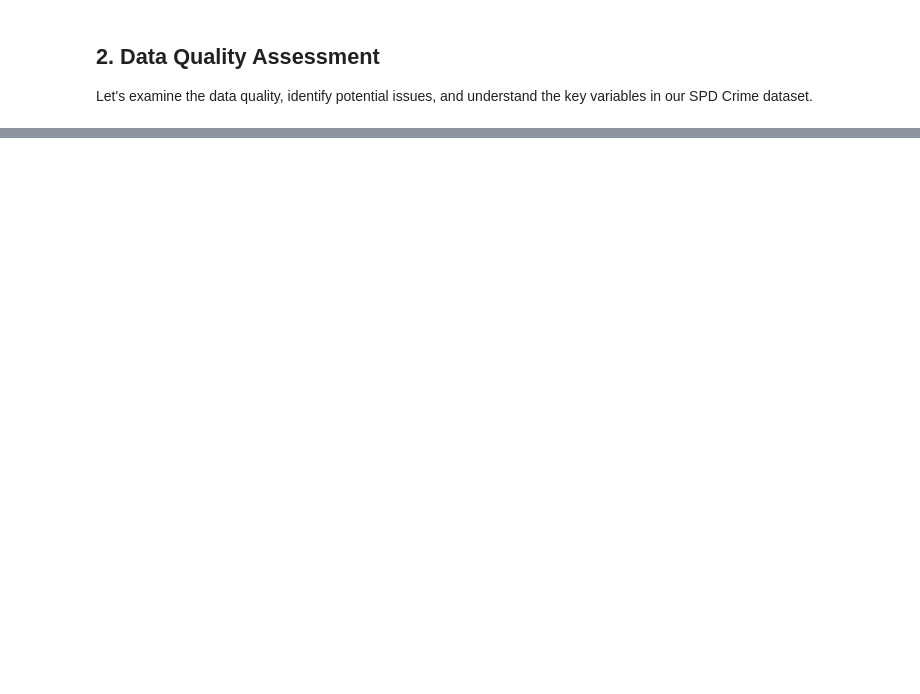
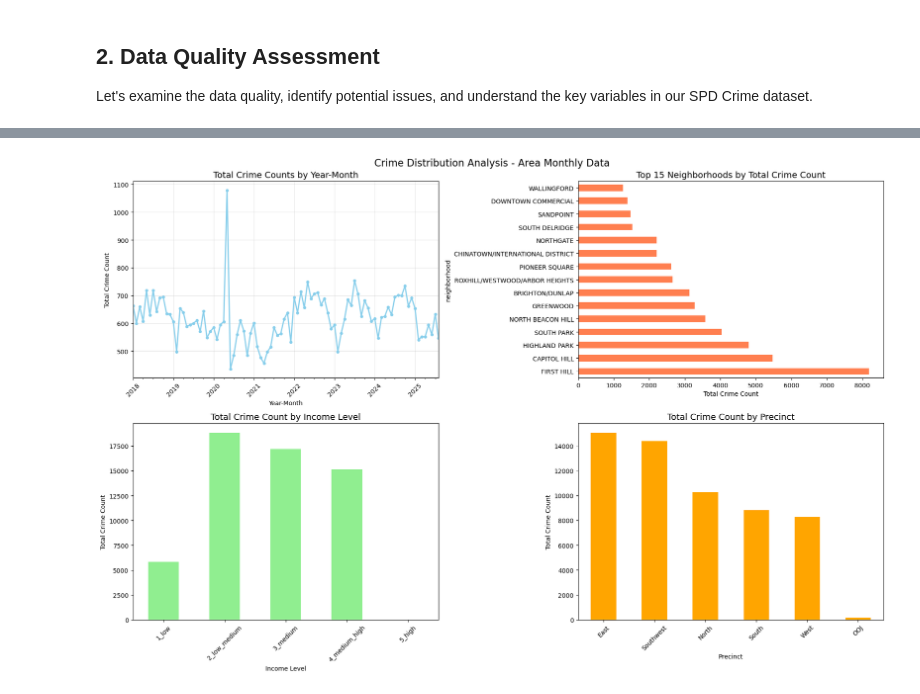
Before and after one commit to Atabow/aiml-projects, a Jupyter notebook: capstone/main.ipynb, the cells around one changed output, grey strips where cells are left out. Cells and saved outputs as stored; diff of their text form; code cells hidden in the pictures; blank space fills up the shorter version.

```diff
--- a/capstone/main.ipynb
+++ b/capstone/main.ipynb
@@ -309,0 +459,13 @@ Numerical columns (31):
+# %%
+# Drop records with missing beat or tractce information and filter by year
+print("Filtering records - Before and After counts:")
+print(f"Before filtering: {orig_df.shape[0]:,} records")
+
+# Apply all filters
+main_df = main_df[main_df["beat"].notna()]
+main_df = main_df[main_df["tractce"].notna()]
+main_df = main_df[main_df["offense_year"] >= 2018]
+
+print(f"After filtering: {main_df.shape[0]:,} records")
+print(f"Total records removed: {orig_df.shape[0] - main_df.shape[0]:,}")
+print(f"Retention rate: {(main_df.shape[0] / orig_df.shape[0] * 100):.1f}%")
@@ -425,0 +1060,44 @@ plt.show()
+# %%
+# 1. Crime Distribution Analysis
+fig, axes = plt.subplots(2, 2, figsize=(18, 12))
+fig.suptitle('Crime Distribution Analysis - Area Monthly Data', fontsize=16, y=0.98)
+
+# Crime count distribution
+ax1 = axes[0, 0]
+monthly_totals = area_monthly_crimes.groupby('offense_year_month')['crime_count'].sum().sort_index()
+monthly_totals.plot(ax=ax1, color='skyblue', linewidth=2, marker='o', markersize=4)
+ax1.set_title('Total Crime Counts by Year-Month', fontsize=14)
+ax1.set_xlabel('Year-Month')
+ax1.set_ylabel('Total Crime Count')
+ax1.grid(True, alpha=0.3)
+ax1.tick_params(axis='x', rotation=45)
+
+# Top neighborhoods by total crime
+ax2 = axes[0, 1]
+neighborhood_totals = area_monthly_crimes.groupby('neighborhood')['crime_count'].sum().sort_values(ascending=False).head(15)
+neighborhood_totals.plot(kind='barh', ax=ax2, color='coral')
+ax2.set_title('Top 15 Neighborhoods by Total Crime Count', fontsize=14)
+ax2.set_xlabel('Total Crime Count')
+
+# Crime by income level
+ax3 = axes[1, 0]
+income_totals = area_monthly_crimes.groupby('median_household_income_bin')['crime_count'].sum().sort_index()
+income_totals.plot(kind='bar', ax=ax3, color='lightgreen')
+ax3.set_title('Total Crime Count by Income Level', fontsize=14)
+ax3.set_xlabel('Income Level')
+ax3.set_ylabel('Total Crime Count')
+ax3.tick_params(axis='x', rotation=45)
+
+# Crime by precinct
+ax4 = axes[1, 1]
+precinct_totals = area_monthly_crimes.groupby('precinct')['crime_count'].sum().sort_values(ascending=False)
+precinct_totals.plot(kind='bar', ax=ax4, color='orange')
+ax4.set_title('Total Crime Count by Precinct', fontsize=14)
+ax4.set_xlabel('Precinct')
+ax4.set_ylabel('Total Crime Count')
+ax4.tick_params(axis='x', rotation=45)
+
+plt.tight_layout()
+plt.show()
+# %% [output]
+[figure, added]
```
Also changed, not shown: parts of 22 cells of this notebook, 11 other files.
